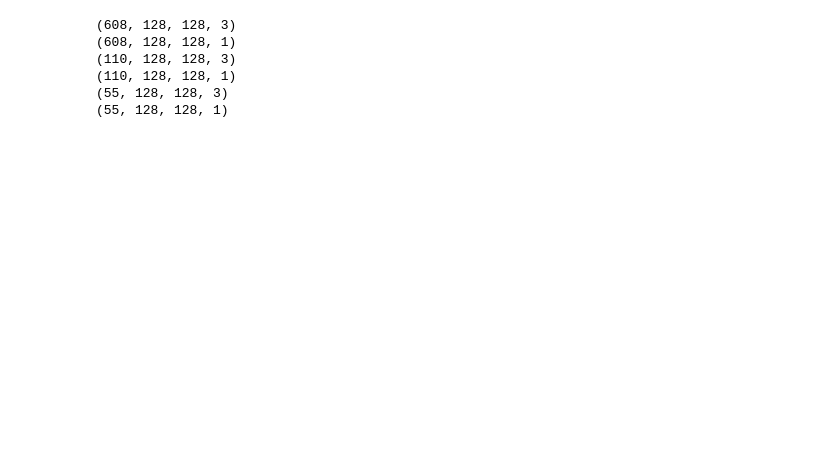
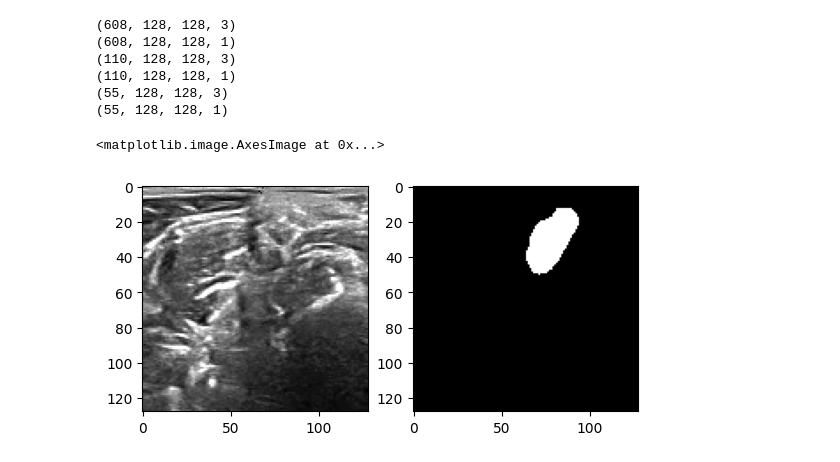
Before and after one commit to leejihoindaeyo/Embedded_SW, a Jupyter notebook: Code/BP-Segmentation.ipynb, the cells around one changed output. Cells and saved outputs as stored; diff of their text form; code cells hidden in the pictures; blank space fills up the shorter version.

```diff
--- a/Code/BP-Segmentation.ipynb
+++ b/Code/BP-Segmentation.ipynb
@@ -48,6 +48,14 @@ print(y_test.shape)
 (110, 128, 128, 1)
 (55, 128, 128, 3)
 (55, 128, 128, 1)
+# %%
+plt.subplot(1, 2, 1)
+plt.imshow(X_train[100], cmap='gray')
+plt.subplot(1, 2, 2)
+plt.imshow(y_train[100], cmap='gray')
+# %% [output]
+<matplotlib.image.AxesImage at 0x...>
+[figure, added]
 # %%
 def build_unet(input_shape=(128, 128, 3)):
     inputs = layers.Input(input_shape)
```
Also changed, not shown: parts of 10 cells of this notebook.
